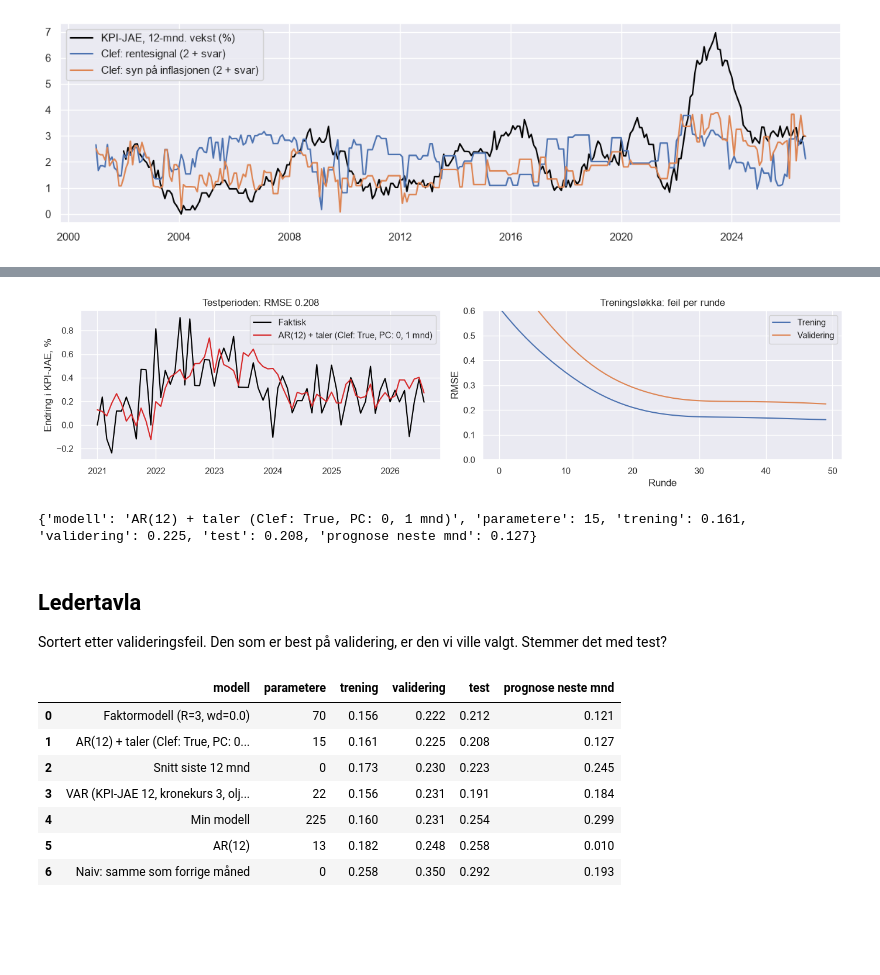
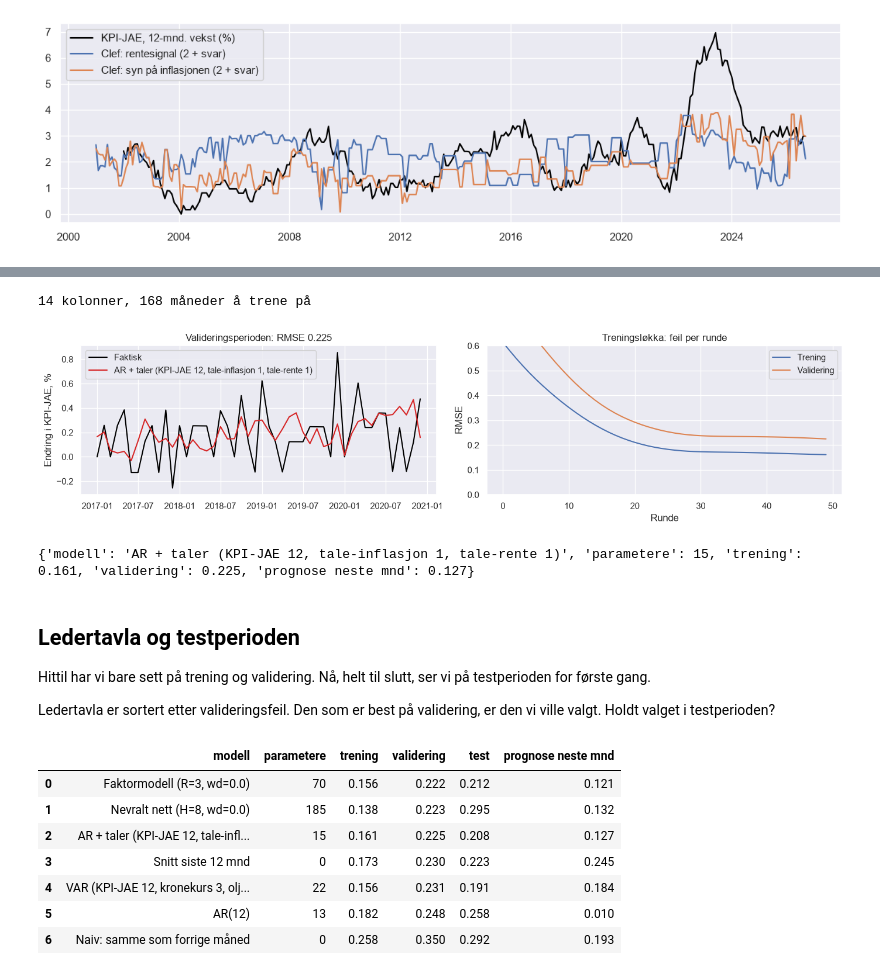
Before and after one commit to simeneide/how-to-train-your-ai, a Jupyter notebook: workshop.ipynb, the cells around one changed output, grey strips where cells are left out. Cells and saved outputs as stored; diff of their text form; code cells hidden in the pictures; blank space fills up the shorter version.

```diff
--- a/workshop.ipynb
+++ b/workshop.ipynb
@@ -66,6 +66,6 @@ from torch import nn
 
 sns.set_theme()  # samme lyse stil på alle grafene
 plt.rcParams["savefig.facecolor"] = "white"  # hvit bakgrunn også i mørkt tema (VS Code)
-DATA = "https://raw.githubusercontent.com/simeneide/how-to-train-your-ai/main/data/forTecDay.xlsx"
+DATA = "https://raw.githubusercontent.com/simeneide/norgesbank-workshop/main/data/forTecDay.xlsx"
 # %% [markdown]
 ## Steg 1: Data
@@ -335,21 +335,23 @@ def evaluate(
     X_test: pd.DataFrame,
     y_test: pd.Series,
     hist: dict | None = None,
+    evaluate_test: bool = False,  # testperioden ser vi først på helt til slutt
 ) -> None:
-    """RMSE i hver periode, en graf av prognosene i testperioden, og en rad på ledertavla."""
+    """RMSE i hver periode, en graf av prognosene i valideringsperioden (eller testperioden), og en rad på ledertavla."""
     res = {"modell": name, "parametere": sum(p.numel() for p in model.parameters())}
     with torch.no_grad():
         for part, x, yt in [("trening", X_train, y_train), ("validering", X_val, y_val), ("test", X_test, y_test)]:
             res[part] = ((model(tensor(x)).squeeze(-1) - tensor(yt)) ** 2).mean().item() ** 0.5
         res["prognose neste mnd"] = model(tensor(Z[X_test.columns].iloc[[-1]])).item()  # siste kjente måned
-        p = model(tensor(X_test)).squeeze(-1).numpy()
+        periode, X_vis, y_vis = ("test", X_test, y_test) if evaluate_test else ("validering", X_val, y_val)
+        p = model(tensor(X_vis)).squeeze(-1).numpy()
     LEADERBOARD.append(res)
     _, axes = plt.subplots(1, 2 if hist else 1, figsize=(14 if hist else 9, 3.6))
     ax = axes[0] if hist else axes
-    t = y_test.index.to_timestamp()
-    ax.plot(t, y_test.values, color="black", label="Faktisk")
+    t = y_vis.index.to_timestamp()
+    ax.plot(t, y_vis.values, color="black", label="Faktisk")
     ax.plot(t, p, color="tab:red", label=name)
-    ax.set_title(f"Testperioden: RMSE {res['test']:.3f}")
+    ax.set_title(f"{periode.capitalize()}sperioden: RMSE {res[periode]:.3f}")
     ax.set_ylabel("Endring i KPI-JAE, %")
     ax.legend()
     if hist:
@@ -362,12 +364,14 @@ def evaluate(
         axes[1].legend()
     plt.tight_layout()
     plt.show()
-    print({k: round(v, 3) if isinstance(v, float) else v for k, v in res.items()})
+    print({k: round(v, 3) if isinstance(v, float) else v for k, v in res.items() if evaluate_test or k != "test"})
 
 
-def leaderboard() -> pd.DataFrame:
+def leaderboard(evaluate_test: bool = False) -> pd.DataFrame:
+    """Alle modellene, sortert etter valideringsfeil. Testfeilen vises bare med evaluate_test=True."""
     return (
         pd.DataFrame(LEADERBOARD)
+        .drop(columns=[] if evaluate_test else ["test"])
         .drop_duplicates("modell", keep="last")
         .sort_values("validering")
         .round(3)
@@ -706,42 +762,45 @@ plt.show()
 # %%
-CLEF = True  # @param {type:"boolean"}
-ANTALL_PC = 0  # @param {type:"slider", min:0, max:20, step:1}
-MND_TILBAKE = 1  # @param {type:"slider", min:1, max:6, step:1}
+# 1. Data: AR(12) pluss talene. Serienavn -> antall måneder tilbake.
+utvalg = {"KPI-JAE": 12, "tale-inflasjon": 1, "tale-rente": 1}  # Clef-svarene fra denne måneden
+# utvalg = {"KPI-JAE": 12, "tale-inflasjon": 3, "tale-rente": 3}  # Clef-svarene de 3 siste månedene
+# utvalg = {"KPI-JAE": 12, **{f"tale-pc{i + 1}": 1 for i in range(5)}}  # de 5 første hovedkomponentene av embeddingene
+# utvalg = {"KPI-JAE": 12, **{f"tale-pc{i + 1}": 1 for i in range(20)}}  # alle 20: se etter overtilpasning
+# utvalg = {"KPI-JAE": 12, "kronekurs": 3, "oljepris": 3, "importpriser": 3, "tale-inflasjon": 1, "tale-rente": 1}  # Oppgave 2 pluss talene
+cols_tale = kolonner(utvalg)
+X_train, y_train, X_val, y_val, X_test, y_test = datasett(cols_tale)
+print(f"{len(cols_tale)} kolonner, {len(X_train)} måneder å trene på")
 
-# 1. Data: AR(12) pluss talene
-tale = {"tale-inflasjon": MND_TILBAKE, "tale-rente": MND_TILBAKE} if CLEF else {}
-tale |= {f"tale-pc{i + 1}": MND_TILBAKE for i in range(ANTALL_PC)}
-cols_tale = kolonner({"KPI-JAE": 12, **tale})
-X_train, y_train, X_val, y_val, X_test, y_test = datasett(cols_tale)
-
-# 2. Modell: lineær, som AR-modellen, bare med flere kolonner
-model_tale = nn.Linear(len(cols_tale), 1)
+# 2. Modell: samme lineære modell som i Oppgave 2, bare med talekolonnene
+model_tale = ARX(len(cols_tale))
 
 # 3. Trening
 model_tale, hist = train(model_tale, X_train, y_train, X_val, y_val)
 
 # 4. Beslutning
 evaluate(
-    f"AR(12) + taler (Clef: {CLEF}, PC: {ANTALL_PC}, {MND_TILBAKE} mnd)",
+    f"AR + taler ({', '.join(f'{k} {v}' for k, v in utvalg.items())})",
     model_tale,
     X_train, y_train, X_val, y_val, X_test, y_test,
     hist,
 )
 # %% [output]
+14 kolonner, 168 måneder å trene på
-[figure, old version]
+[figure, new version]
-{'modell': 'AR(12) + taler (Clef: True, PC: 0, 1 mnd)', 'parametere': 15, 'trening': 0.161, 'validering': 0.225, 'test': 0.208, 'prognose neste mnd': 0.127}
+{'modell': 'AR + taler (KPI-JAE 12, tale-inflasjon 1, tale-rente 1)', 'parametere': 15, 'trening': 0.161, 'validering': 0.225, 'prognose neste mnd': 0.127}
 # %% [markdown]
-## Ledertavla
+## Ledertavla og testperioden
 
-Sortert etter valideringsfeil. Den som er best på validering, er den vi ville valgt. Stemmer det med test?
+Hittil har vi bare sett på trening og validering. Nå, helt til slutt, ser vi på testperioden for første gang.
+
+Ledertavla er sortert etter valideringsfeil. Den som er best på validering, er den vi ville valgt. Holdt valget i testperioden?
 # %%
-leaderboard()
+leaderboard(evaluate_test=True)
 # %% [output]
 |  | modell | parametere | trening | validering | test | prognose neste mnd |
 | 0 | Faktormodell (R=3, wd=0.0) | 70 | 0.156 | 0.222 | 0.212 | 0.121 |
-| 1 | AR(12) + taler (Clef: True, PC: 0... | 15 | 0.161 | 0.225 | 0.208 | 0.127 |
-| 2 | Snitt siste 12 mnd | 0 | 0.173 | 0.230 | 0.223 | 0.245 |
-| 3 | VAR (KPI-JAE 12, kronekurs 3, olj... | 22 | 0.156 | 0.231 | 0.191 | 0.184 |
-| 4 | Min modell | 225 | 0.160 | 0.231 | 0.254 | 0.299 |
+| 1 | Nevralt nett (H=8, wd=0.0) | 185 | 0.138 | 0.223 | 0.295 | 0.132 |
+| 2 | AR + taler (KPI-JAE 12, tale-infl... | 15 | 0.161 | 0.225 | 0.208 | 0.127 |
+| 3 | Snitt siste 12 mnd | 0 | 0.173 | 0.230 | 0.223 | 0.245 |
+| 4 | VAR (KPI-JAE 12, kronekurs 3, olj... | 22 | 0.156 | 0.231 | 0.191 | 0.184 |
 | 5 | AR(12) | 13 | 0.182 | 0.248 | 0.258 | 0.010 |
 | 6 | Naiv: samme som forrige måned | 0 | 0.258 | 0.350 | 0.292 | 0.193 |
```
Also changed, not shown: parts of 17 cells of this notebook, 4 other files.
